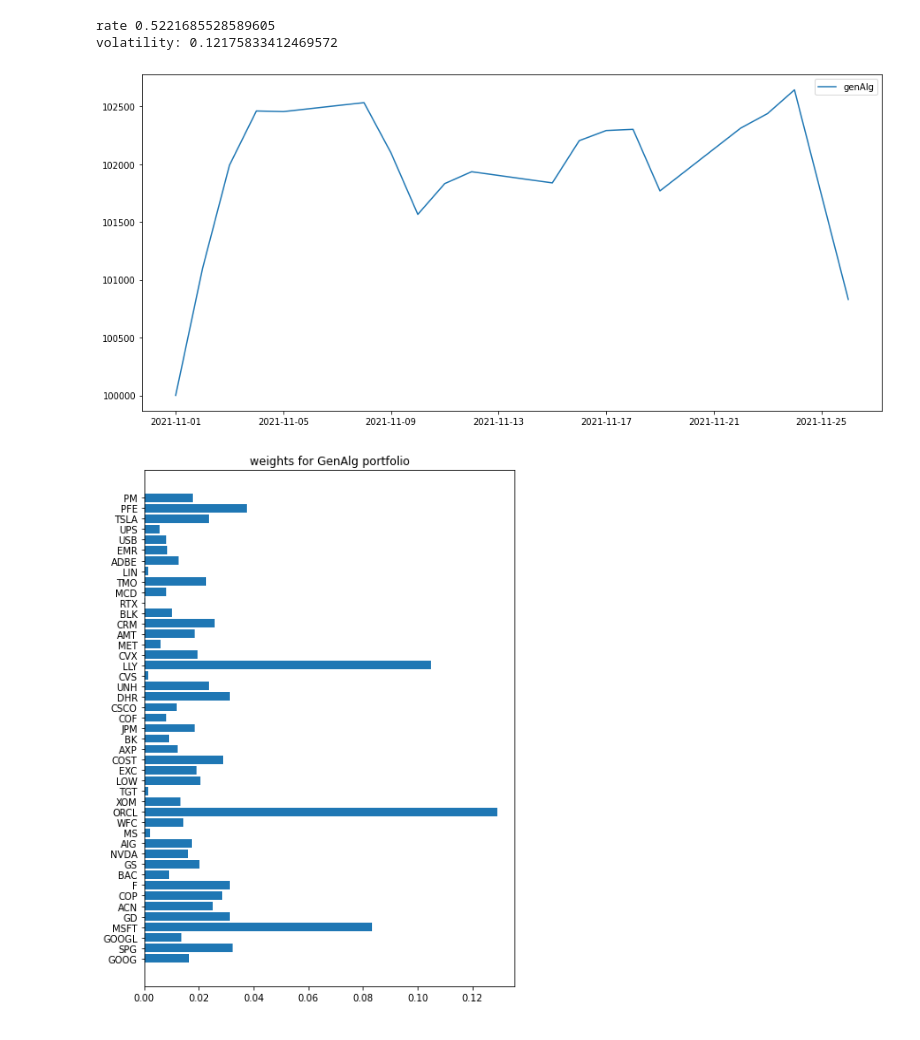
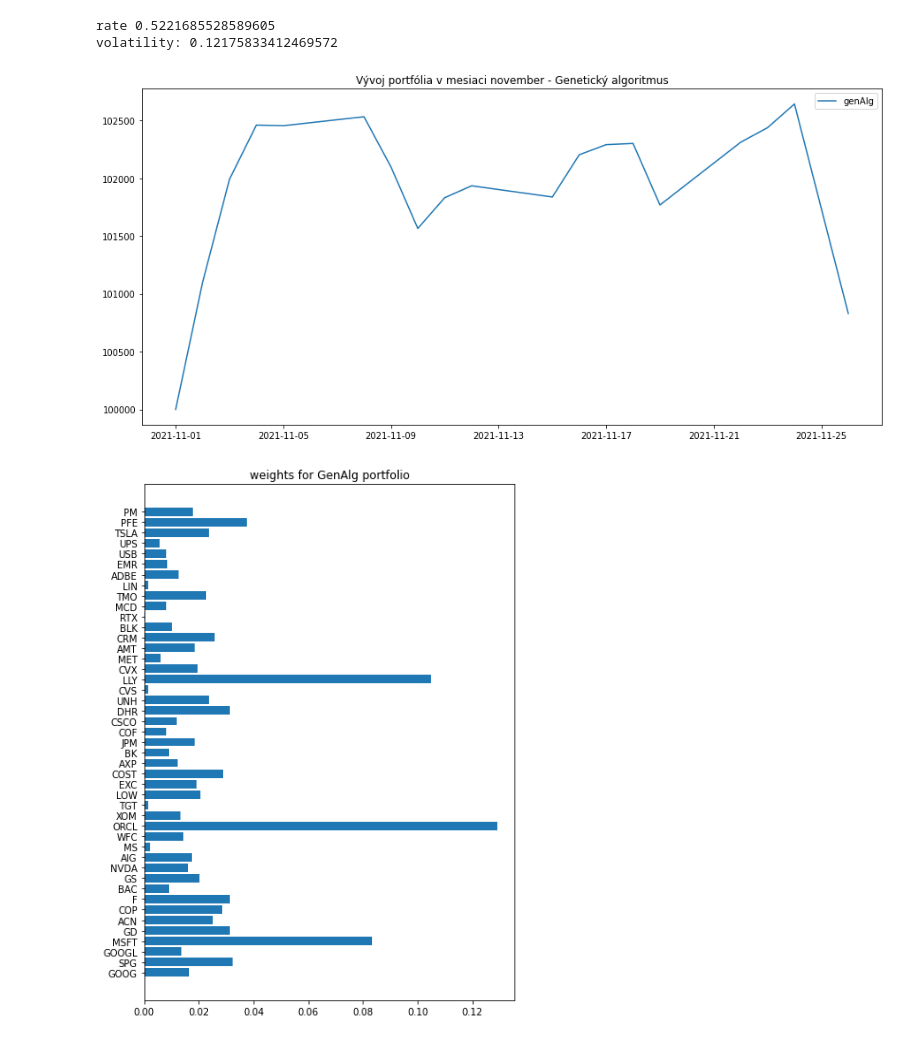
Before and after one commit to TheKompot/FinMatproject, a Jupyter notebook: genetic_alg_portfolio.ipynb, the cells around one changed output. Drawn from its saved outputs; the diff is of its cells as text; code cells hidden in the pictures.

```diff
--- a/genetic_alg_portfolio.ipynb
+++ b/genetic_alg_portfolio.ipynb
@@ -286,10 +286,11 @@ volatility: 0.12175833412469572
 # %%
 fig,ax = plt.subplots(figsize=(15,7))
 validate(df_vysledok['w'].to_numpy(), ax, 'genAlg')
 plt.legend()
+plt.title("Vývoj portfólia v mesiaci november - Genetický algoritmus")
 plt.show()
 # %% [output]
-[figure, old version]
+[figure, new version]
 # %%
 plot_sectors(df_vysledok['w'].to_numpy())
 # %%
```
Also changed, not shown: parts of 3 cells of this notebook, 1 other file.
